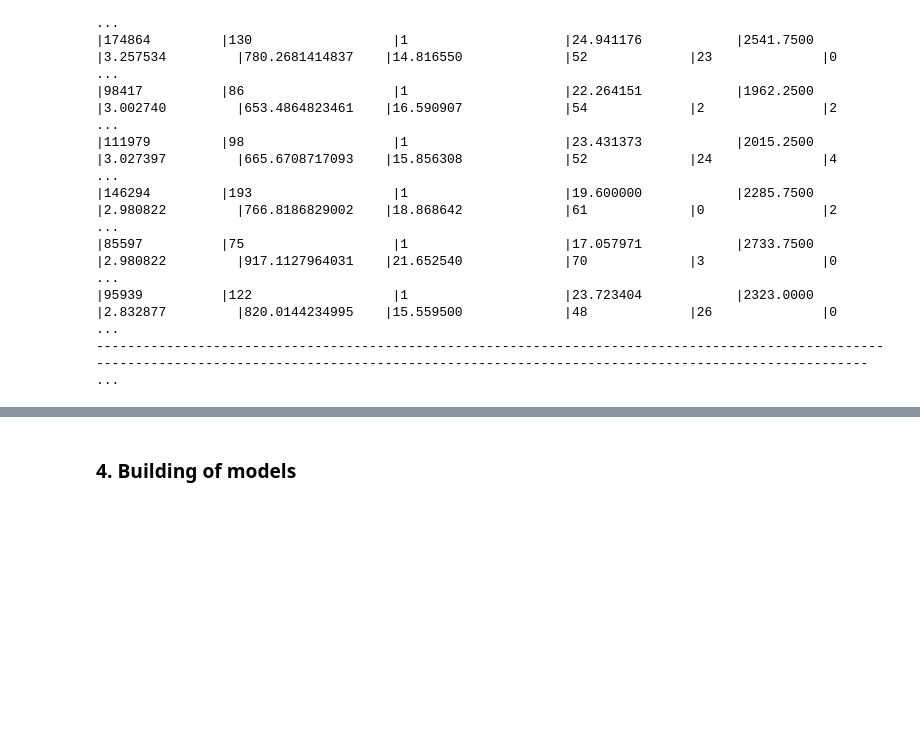
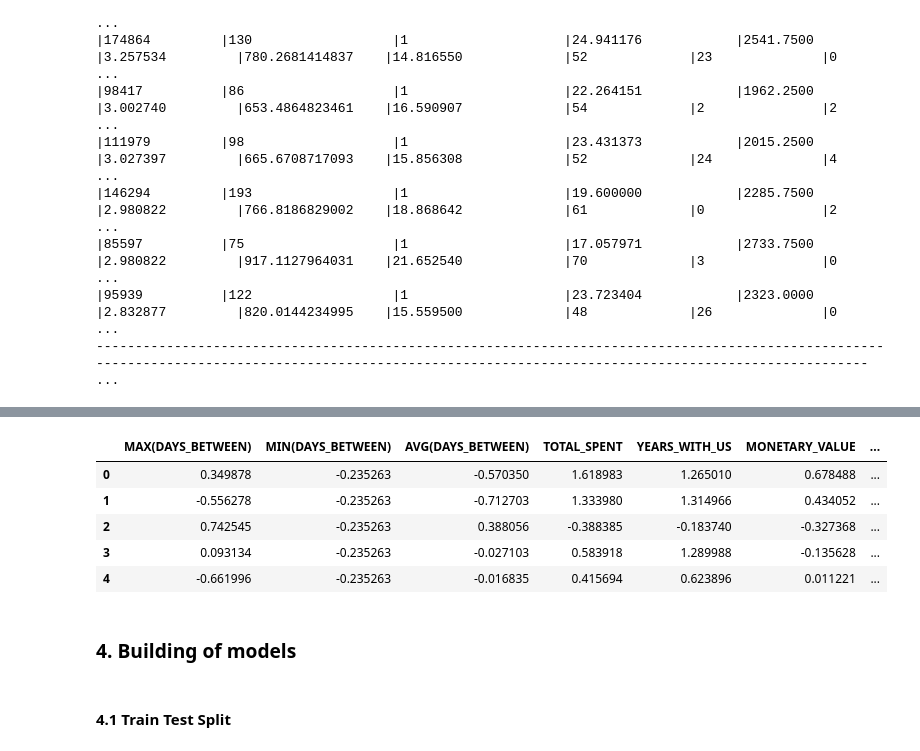
Before and after one commit to cshiwei330/ICP-ASG3-Insightify, a Jupyter notebook: Churn Model with Hold Out.ipynb, the cells around one changed output, grey strips where cells are left out. Cells and saved outputs as stored; diff of their text form; code cells hidden in the pictures; blank space fills up the shorter version.

```diff
--- a/Churn Model with Hold Out.ipynb
+++ b/Churn Model with Hold Out.ipynb
@@ -1090,2 +1108,26 @@ customer_final.show()
+# %%
+#drop target
+target = customer_final['TARGET']
+customer_final.drop('TARGET', axis = 1, inplace = True)
+
+scaler = StandardScaler()
+scaler.fit(customer_final)
+
+final_scaled = scaler.transform(customer_final)
+final_scaled = pd.DataFrame(final_scaled, columns=customer_final.columns)
+
+#assign target variable back to scaled data frame
+final_scaled = final_scaled.assign(TARGET = target)
+
+final_scaled.head()
+# %% [output]
+|  | MAX(DAYS_BETWEEN) | MIN(DAYS_BETWEEN) | AVG(DAYS_BETWEEN) | TOTAL_SPENT | YEARS_WITH_US | MONETARY_VALUE | ... |
+| 0 | 0.349878 | -0.235263 | -0.570350 | 1.618983 | 1.265010 | 0.678488 | ... |
+| 1 | -0.556278 | -0.235263 | -0.712703 | 1.333980 | 1.314966 | 0.434052 | ... |
+| 2 | 0.742545 | -0.235263 | 0.388056 | -0.388385 | -0.183740 | -0.327368 | ... |
+| 3 | 0.093134 | -0.235263 | -0.027103 | 0.583918 | 1.289988 | -0.135628 | ... |
+| 4 | -0.661996 | -0.235263 | -0.016835 | 0.415694 | 0.623896 | 0.011221 | ... |
 # %% [markdown]
 ### 4. Building of models <a id="part4"></a>
+# %% [markdown]
+#### 4.1 Train Test Split <a id="part4-1"></a>
```
Also changed, not shown: parts of 3 cells of this notebook.
